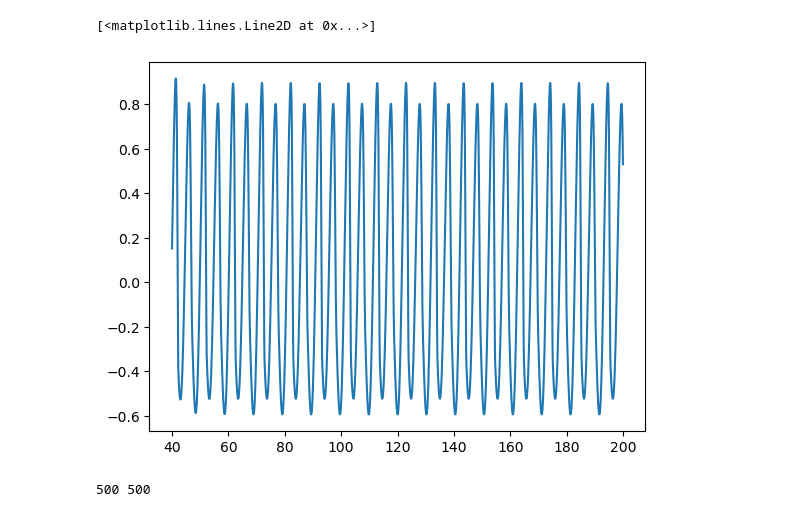
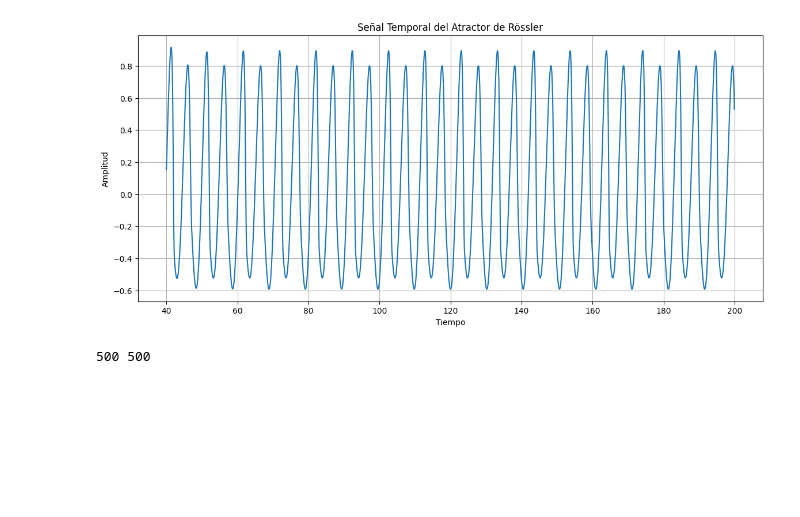
Before and after one commit to matiasleize/final_exam_ML, a Jupyter notebook: final.ipynb, the cells around one changed output. Cells and saved outputs as stored; diff of their text form; code cells hidden in the pictures; blank space fills up the shorter version.

```diff
--- a/final.ipynb
+++ b/final.ipynb
@@ -33,37 +30,39 @@ indice_inicial = 0
 # %%
 # Generamos la señal temporal
-#raw_seq = np.sin(2*np.pi * 2 * t) + 0.5 * np.sin(2*np.pi * t)#+np.cos(2*np.pi * 3 * t)
 
-
-# Parameters for the Rössler attractor
+# Parámetros para el atractor de Rössler
 a = 0.2
 b = 0.2
 c = 5.7
 
-# Time step and number of steps
+# Paso de tiempo y número de pasos
 dt = 0.1
 num_steps = 2000
 
-#Vector de tiempos
-#t = np.linspace(0,dt*num_steps,num_steps+1)
+# Vector de tiempos
 t = np.arange(0, num_steps * dt, dt)
 
-# Generate the time sequence for the Rössler attractor
+# Generar la secuencia temporal para el atractor de Rössler
 raw_seq, _, _ = rossler_attractor(a, b, c, dt, num_steps)
-# Maximo de la señal para normalizar
+
+# Normalizar la secuencia
 maximo = np.max(np.abs(raw_seq))
-# Normalizamos
-raw_seq = raw_seq/maximo
+raw_seq = raw_seq / maximo
 
-#Acortamos la secuencia para que no sea tan larga y que sea una secuencia osilatoria con masomenos la misma amplitud
+# Acortar la secuencia para que no sea tan larga y tenga una amplitud similar
 raw_seq = raw_seq[400:]
 t = t[400:]
 
-
+# Graficar la señal temporal
+plt.figure(figsize=(14, 6))
 plt.plot(t, raw_seq)
+plt.xlabel('Tiempo')
+plt.ylabel('Amplitud')
+plt.title('Señal Temporal del Atractor de Rössler')
+plt.grid(True)
+plt.show()
 # %% [output]
-[<matplotlib.lines.Line2D at 0x...>]
-[figure, old version]
+[figure, new version]
 # %%
 raw_seq_1 = raw_seq[0:len_left_chain]
 t_1 = t[0:len_left_chain]
```
Also changed, not shown: parts of 12 cells of this notebook.
